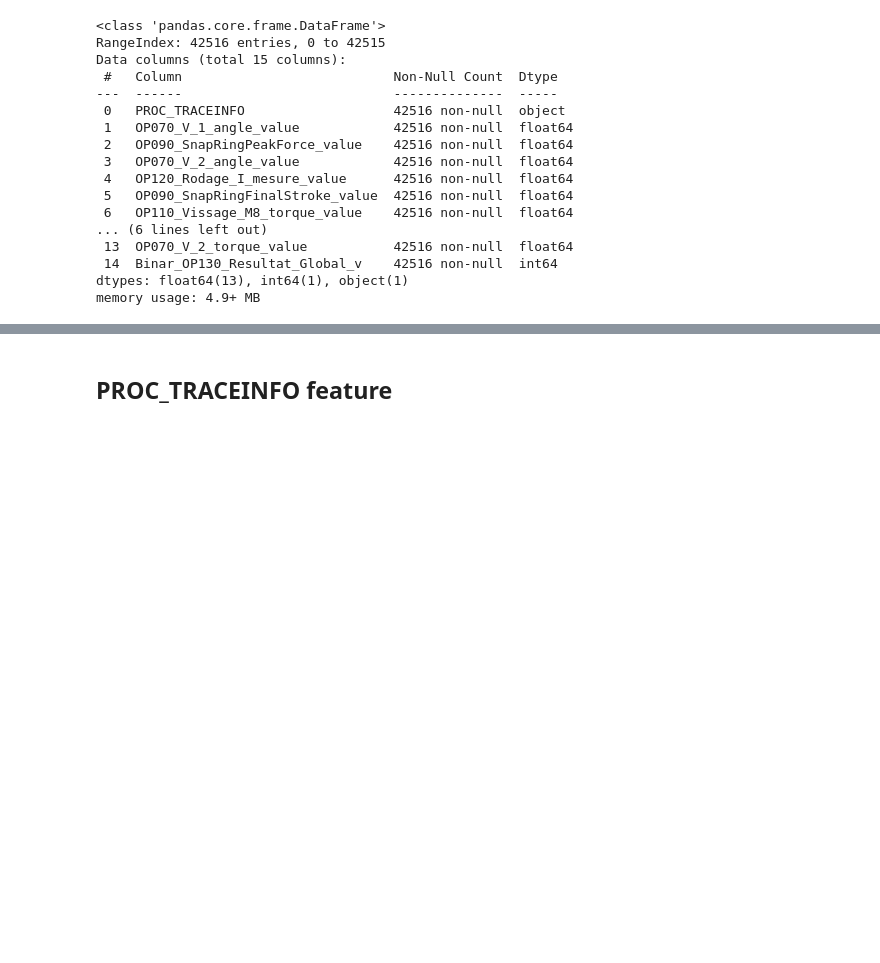
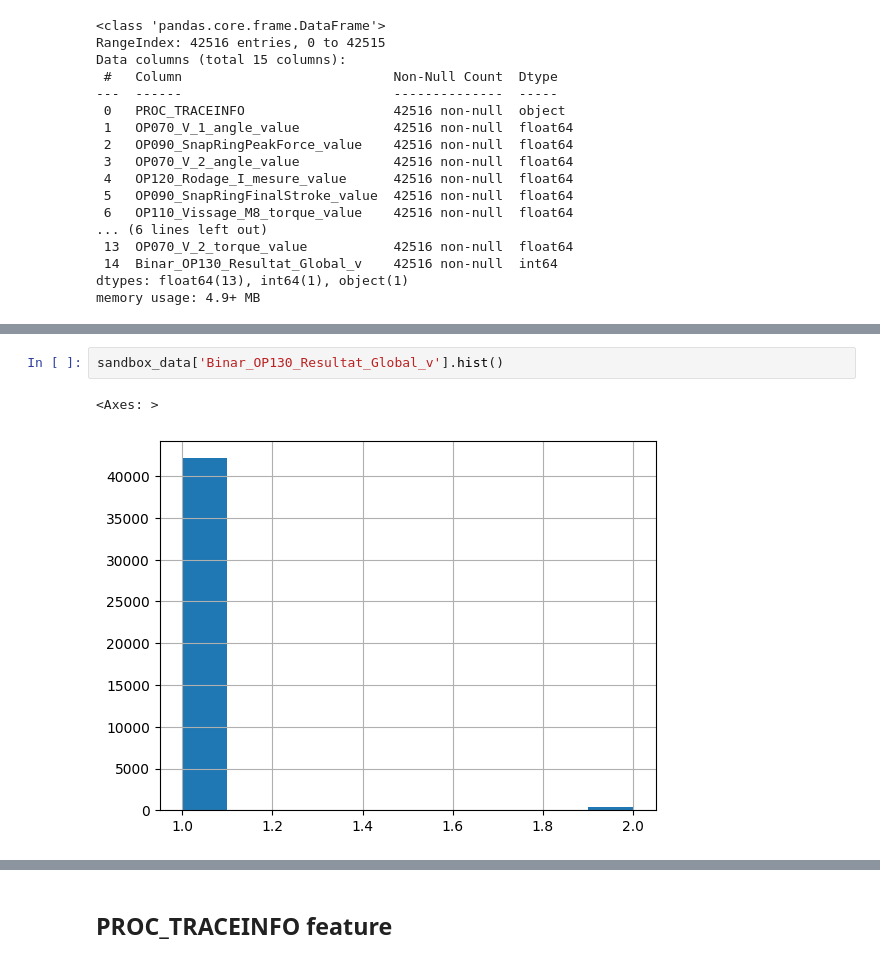
Before and after one commit to dim2s/SAFI, a Jupyter notebook: M06_VALEO_mini_project.ipynb, the cells around one changed output, grey strips where cells are left out. Saved outputs shown, nothing was run; the diff lists cells and outputs as text; blank space fills up the shorter version.

```diff
--- a/M06_VALEO_mini_project.ipynb
+++ b/M06_VALEO_mini_project.ipynb
@@ -140,0 +157,5 @@ memory usage: 4.9+ MB
+# %%
+sandbox_data['Binar_OP130_Resultat_Global_v'].hist()
+# %% [output]
+<Axes: >
+[figure, added]
```
Also changed, not shown: parts of 23 cells of this notebook.
